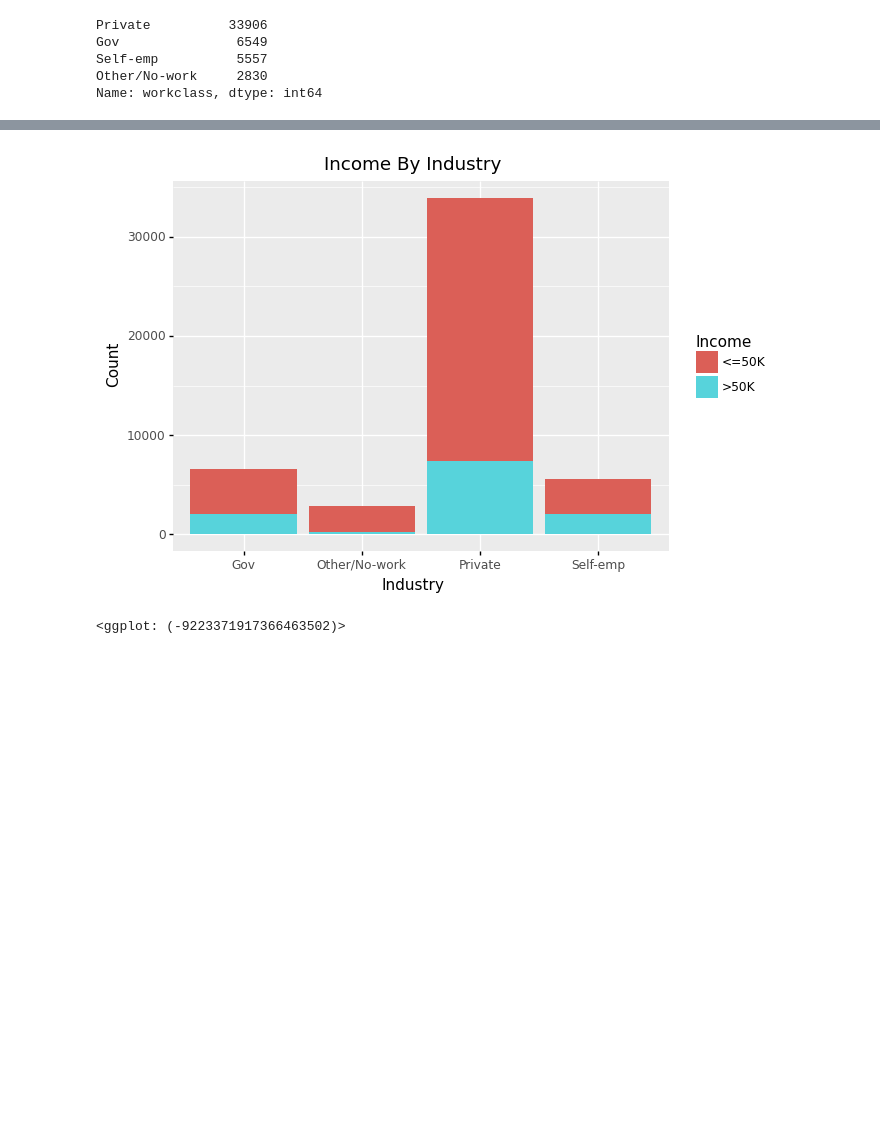
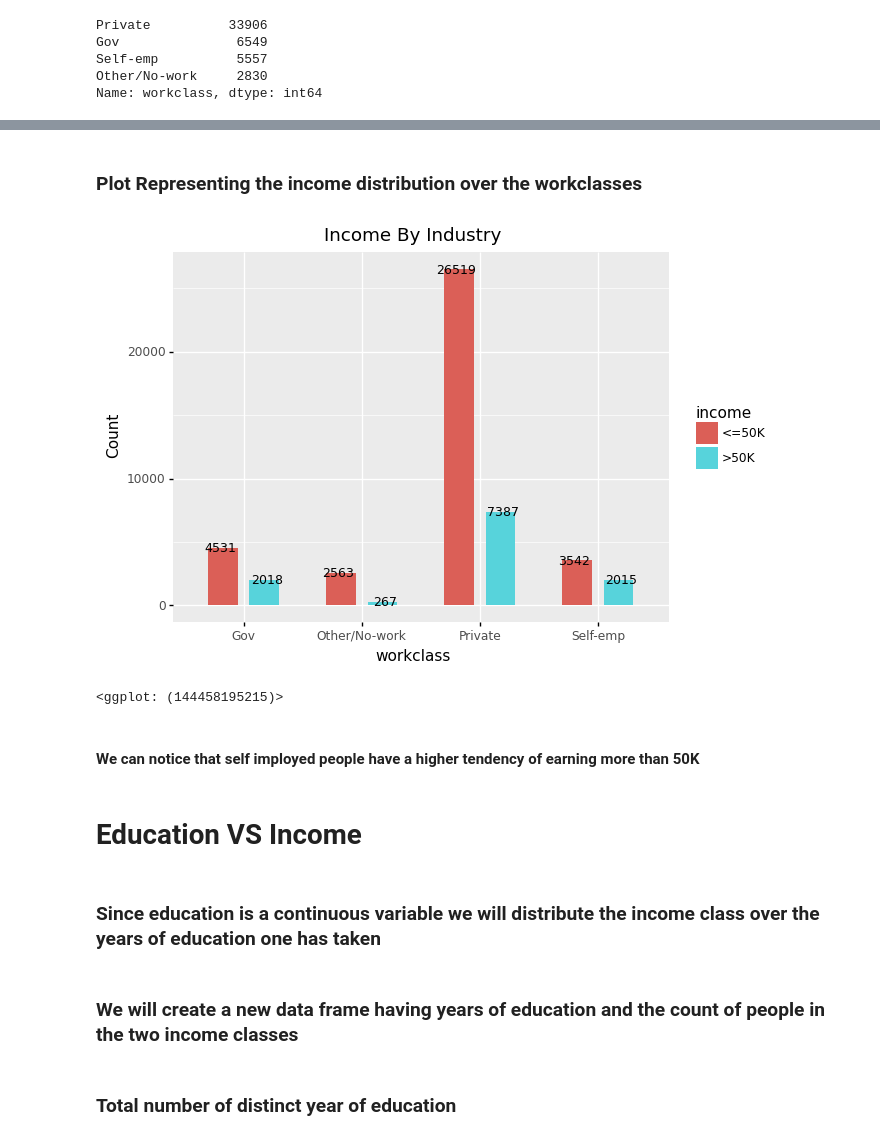
Before and after one commit to harsh2403/Data_Storytelling, a Jupyter notebook: Untitled.ipynb, the cells around one changed output, grey strips where cells are left out. Drawn from its saved outputs; the diff is of its cells as text; code cells hidden in the pictures; blank space fills up the shorter version.

```diff
--- a/Untitled.ipynb
+++ b/Untitled.ipynb
@@ -167,0 +221,2 @@ ind['Count'] = [7387,26519,2018,4531,2015,3542,267,2563]
+# %%
+ind = df.groupby(['workclass','income']).size().to_frame('Count').reset_index()
@@ -180,7 +286,20 @@ ind
+# %% [markdown]
+### Plot Representing the income distribution over the workclasses
 # %%
-ggplot(ind, aes(x='Industry',y='Count', fill = 'Income')) + \
-    geom_bar(stat = 'identity') + \
+ggplot(ind, aes(x='workclass',y='Count', fill = 'income')) + \
+    geom_bar(stat = 'identity',width=0.5, position = position_dodge(0.7)) + \
+    geom_text(aes(label='Count'), position = position_dodge(0.8),colour = "black", size = 9) + \
     ggtitle('Income By Industry')
 # %% [output]
-[figure, old version]
+[figure, new version]
-<ggplot: (-9223371917366463502)>
+<ggplot: (144458195215)>
+# %% [markdown]
+#### We can notice that  self imployed people have a higher tendency of earning more than 50K
+# %% [markdown]
+# Education VS Income
+# %% [markdown]
+### Since education is a continuous variable we will distribute the income class over the years of education one has taken
+# %% [markdown]
+### We will create a new data frame having years of education and the count of people in the two income classes
+# %% [markdown]
+### Total number of distinct year of education
```
Also changed, not shown: parts of 53 cells of this notebook, 13 other files.
